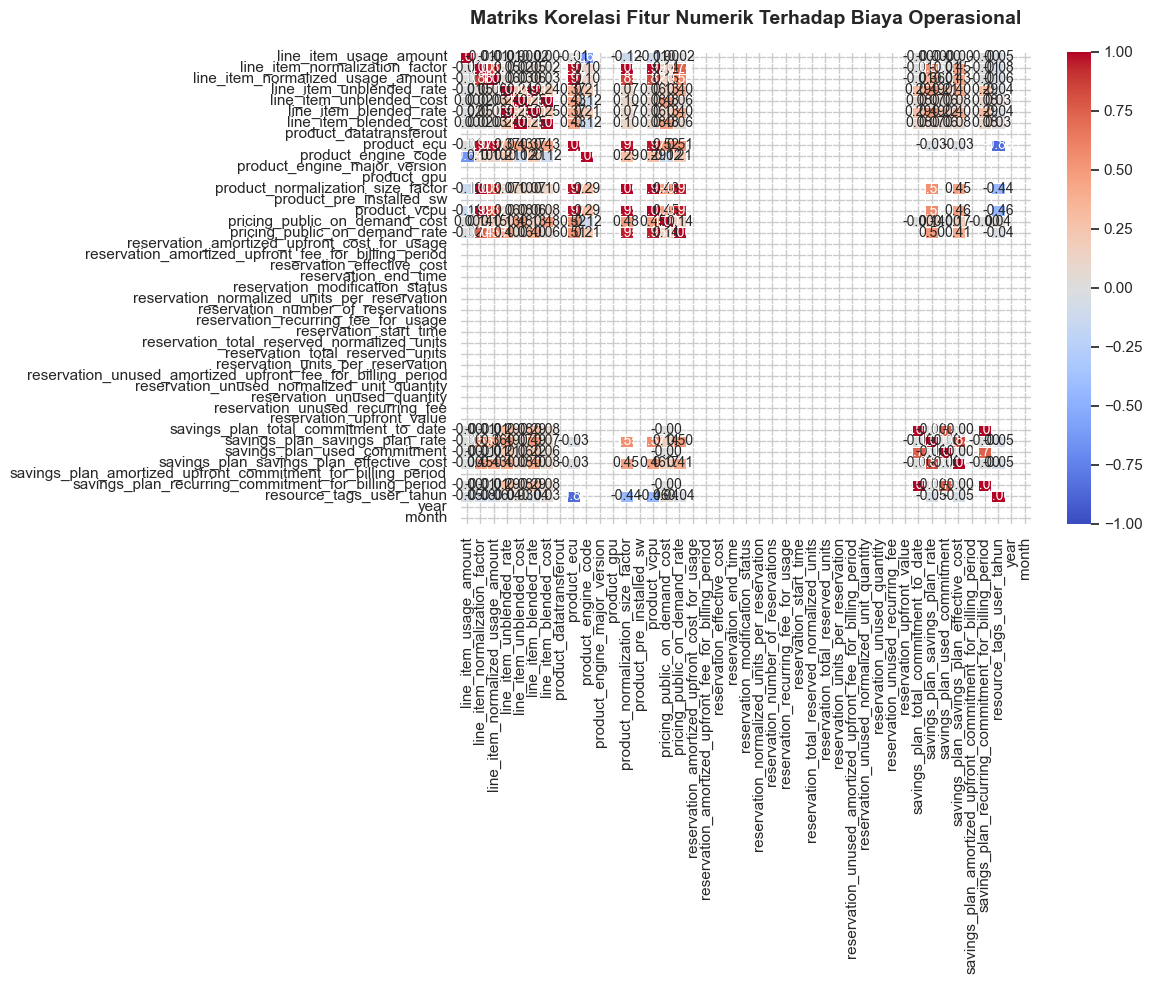
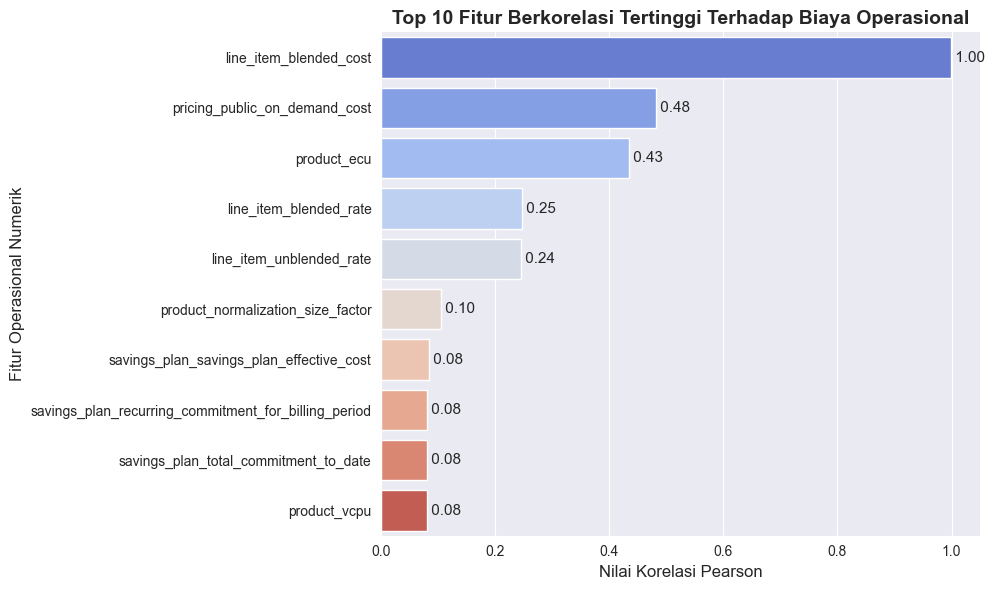
The change to this notebook cell's code, shown as a diff; its figure went from the first image to the second:
--- before
+++ after
@@ -4,18 +4,21 @@
 numeric_df_clean = numeric_df.drop(columns=columns_to_drop, errors='ignore')
 
-corr_matrix = numeric_df_clean.corr()
+corr_with_target = numeric_df_clean.corr()['line_item_unblended_cost'].sort_values(ascending=False)
 
-plt.figure(figsize=(12, 10)) # Ukuran disesuaikan agar label tidak bertumpuk
-ax = sns.heatmap(
-    corr_matrix,
-    annot=True,        
-    fmt='.2f',         
-    cmap='coolwarm',   
-    vmin=-1, vmax=1,  
-    linewidths=0.5,   
-    annot_kws={"size": 10}
-)
+corr_with_target = corr_with_target.drop('line_item_unblended_cost', errors='ignore')
 
-plt.title('Matriks Korelasi Fitur Numerik Terhadap Biaya Operasional', fontsize=14, fontweight='bold', pad=20)
+top_10_corr = corr_with_target.head(10)
+
+plt.figure(figsize=(10, 6))
+ax = sns.barplot(x=top_10_corr.values, y=top_10_corr.index, palette='coolwarm')
+
+plt.title('Top 10 Fitur Berkorelasi Tertinggi Terhadap Biaya Operasional', fontsize=14, fontweight='bold')
+plt.xlabel('Nilai Korelasi Pearson', fontsize=12)
+plt.ylabel('Fitur Operasional Numerik', fontsize=12)
+
+for index, value in enumerate(top_10_corr.values):
+    plt.text(value, index, f' {value:.2f}', va='center', fontsize=11)
+
+sns.despine()
 plt.tight_layout()
 plt.show()

Commit: fix: tidy the correlation viz to top 10